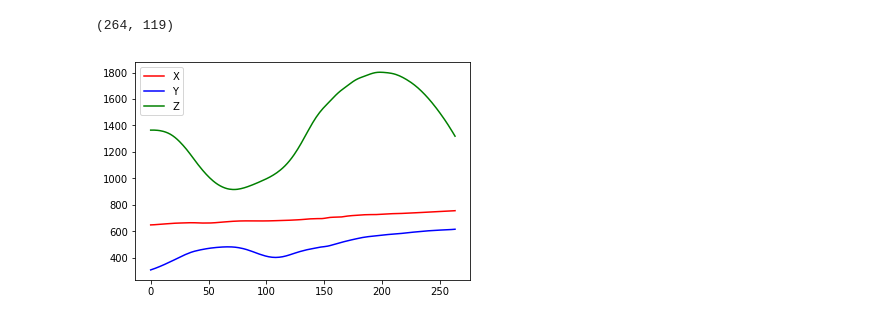
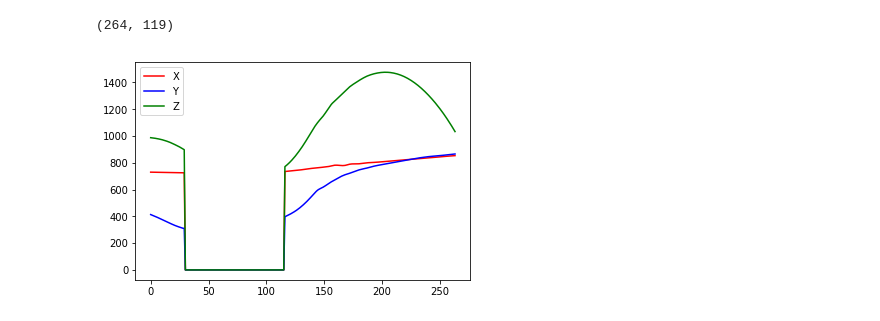
Before and after one commit to jmcclung32/VPython, a Jupyter notebook: CameraNOTFixed_butAnimation.ipynb, the cells around one changed output. Saved outputs shown, nothing was run; the diff lists cells and outputs as text; code cells hidden in the pictures.

```diff
--- a/CameraNOTFixed_butAnimation.ipynb
+++ b/CameraNOTFixed_butAnimation.ipynb
@@ -95,13 +95,13 @@ pos_data.shape
 # %% [output]
 (264, 119)
 # %%
-plt.plot(df['DistalTrunk_X'], 'r', label = 'X')
-plt.plot(df['DistalTrunk_Y'], 'b', label = 'Y')
-plt.plot(df['DistalTrunk_Z'], 'g', label = 'Z')
+plt.plot(df['R.ASIS_X'], 'r', label = 'X')
+plt.plot(df['R.ASIS_Y'], 'b', label = 'Y')
+plt.plot(df['R.ASIS_Z'], 'g', label = 'Z')
 plt.legend()
 plt.show()
 # %% [output]
-[figure, old version]
+[figure, new version]
 # %%
 from vpython import *
 # %% [output]
```
Also changed, not shown: parts of 6 cells of this notebook.
